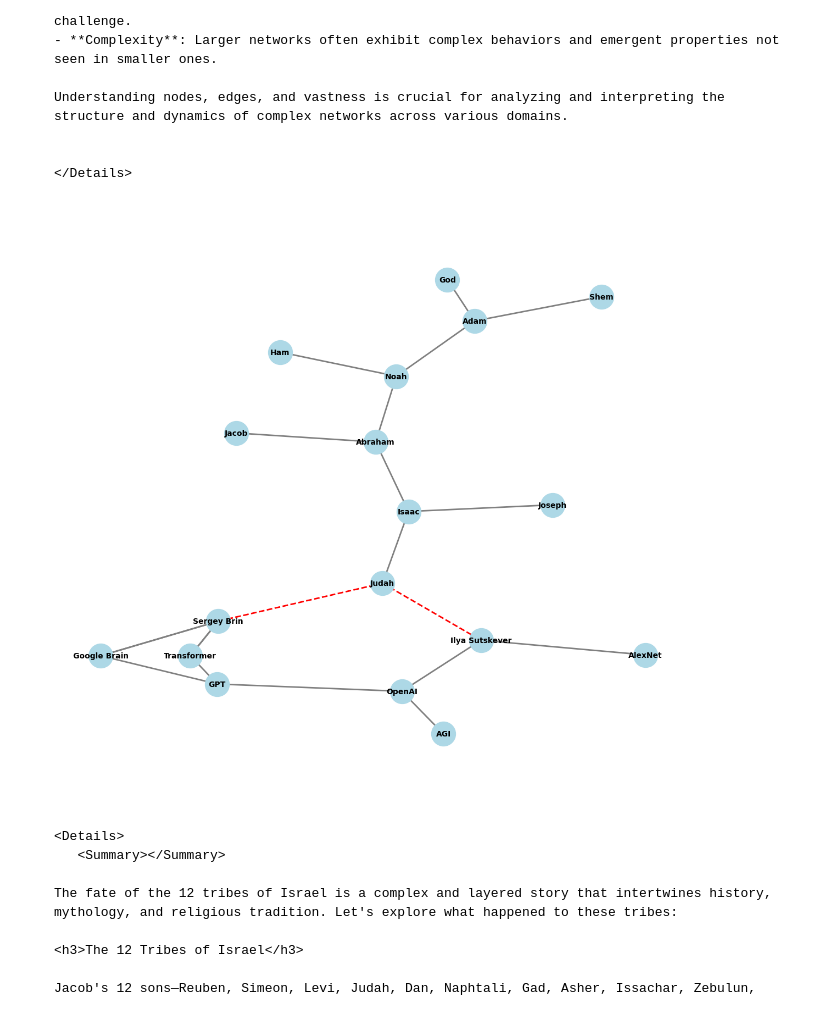
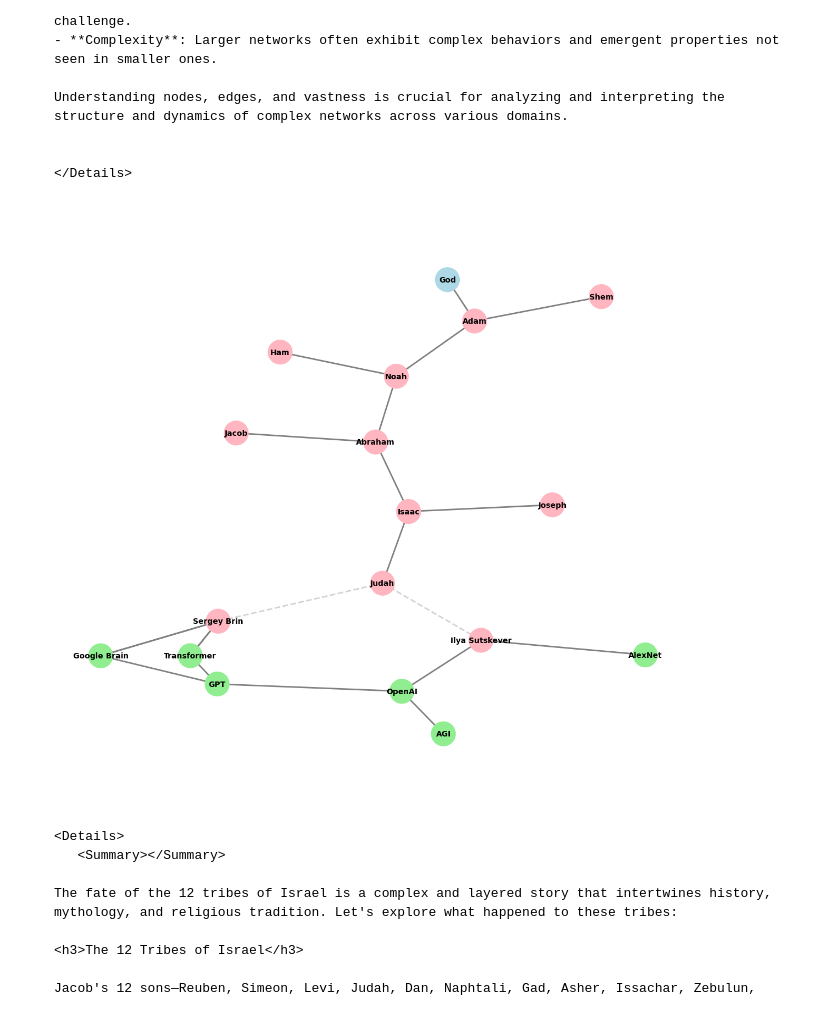
Before and after one commit to abikesa/graphtheory, a Jupyter notebook: kitabo/ensi/_build/jupyter_execute/graphs/graphs.ipynb, the cells around one changed output. Drawn from its saved outputs; the diff is of its cells as text; code cells hidden in the pictures.

````diff
--- a/kitabo/ensi/_build/jupyter_execute/graphs/graphs.ipynb
+++ b/kitabo/ensi/_build/jupyter_execute/graphs/graphs.ipynb
@@ -703,7 +703,7 @@ def create_extended_fractal_tree():
         ["Abraham", "Ham"],           # Children of Noah or Shem (adding Ham as Noah's second child)
         ["Isaac", "Jacob"],           # Children of Abraham
         ["Judah", "Joseph"],          # Children of Jacob
-        ["Ilya Sutskever", "Sergey Brin"],# Modern "children" from Judah as missing links
+        ["Ilya Sutskever", "Sergey Brin"], # Modern "children" from Judah as missing links
         ["OpenAI", "AlexNet"],        # AI organizations stemming from Ilya Sutskever
         ["GPT", "AGI"],               # Further developments in AI
         ["Google Brain", "Transformer"] # AI developments stemming from Sergey Brin
@@ -727,38 +727,48 @@ extended_tree_graph = create_extended_fractal_tree()
 plt.figure(figsize=(12, 10))
 pos = nx.spring_layout(extended_tree_graph, seed=42)
 
+# Define color maps for nodes
+color_map = []
+for node in extended_tree_graph.nodes():
+    if node == "God":
+        color_map.append("lightblue")  # Color for God
+    elif node in ["OpenAI", "AlexNet", "GPT", "AGI", "Google Brain", "Transformer"]:
+        color_map.append("lightgreen")  # Color for AI entities
+    else:
+        color_map.append("lightpink")  # Color for human figures
+
 # Draw all solid edges first
 solid_edges = [edge for edge in extended_tree_graph.edges() if edge not in [("Judah", "Ilya Sutskever"), ("Judah", "Sergey Brin"), ("Sergey Brin", "Google Brain"), ("Sergey Brin", "Transformer")]]
-nx.draw(extended_tree_graph, pos, edgelist=solid_edges, with_labels=True, node_size=1000, node_color="lightblue", font_size=10, font_weight="bold", edge_color="grey", width=2)
+nx.draw(extended_tree_graph, pos, edgelist=solid_edges, with_labels=True, node_size=1000, node_color=color_map, font_size=10, font_weight="bold", edge_color="grey", width=2)
 
 # Identify the "missing link" edges
 missing_link_edges = [("Judah", "Ilya Sutskever"), ("Judah", "Sergey Brin")]
 children_of_sergey_brin = [("Sergey Brin", "Google Brain"), ("Sergey Brin", "Transformer")]
 
 # Draw the missing link edges as dashed lines
 nx.draw_networkx_edges(
     extended_tree_graph,
     pos,
     edgelist=missing_link_edges,
     style="dashed",
-    edge_color="red",  # Optional: Color to distinguish it further
+    edge_color="lightgray",  # Set to light yellow for a good contrast
     width=2
 )
 
 # Draw Sergey Brin's children edges as solid lines
 nx.draw_networkx_edges(
     extended_tree_graph,
     pos,
     edgelist=children_of_sergey_brin,
     style="solid",
     edge_color="grey",
     width=2
 )
 
 plt.axis('off')
 plt.show()
 # %% [output]
-[figure, old version]
+[figure, new version]
 # %% [markdown]
 ```{margin}
 
````
Also changed, not shown: 8 other files.
